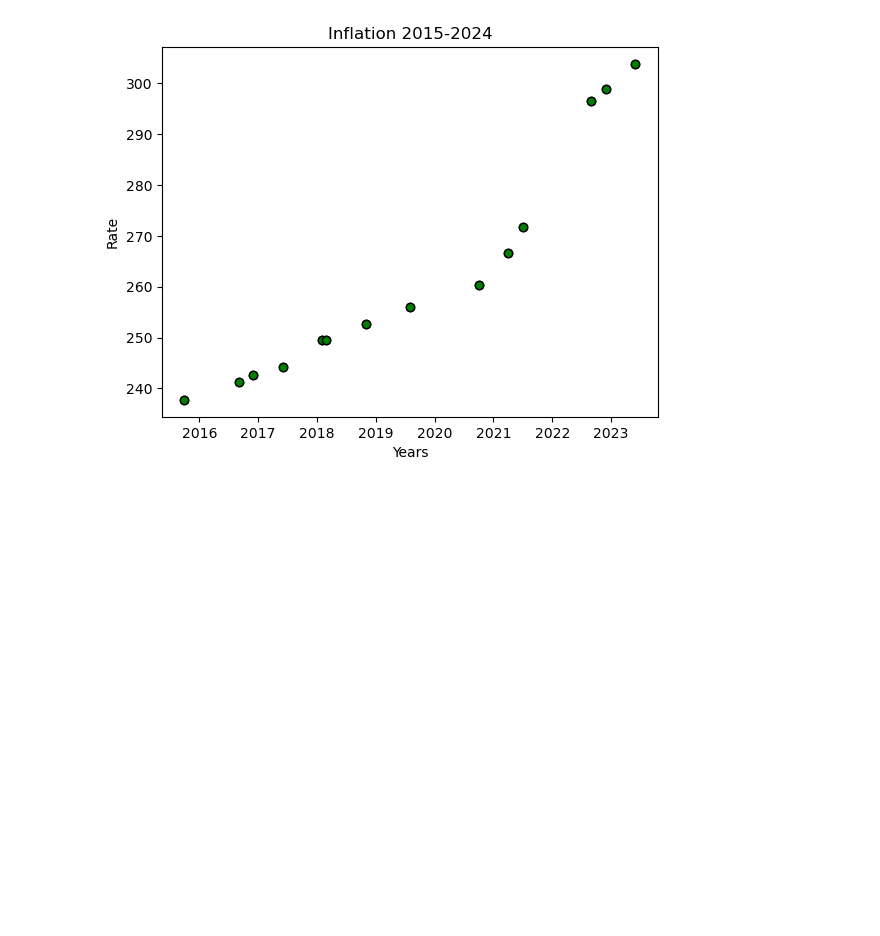
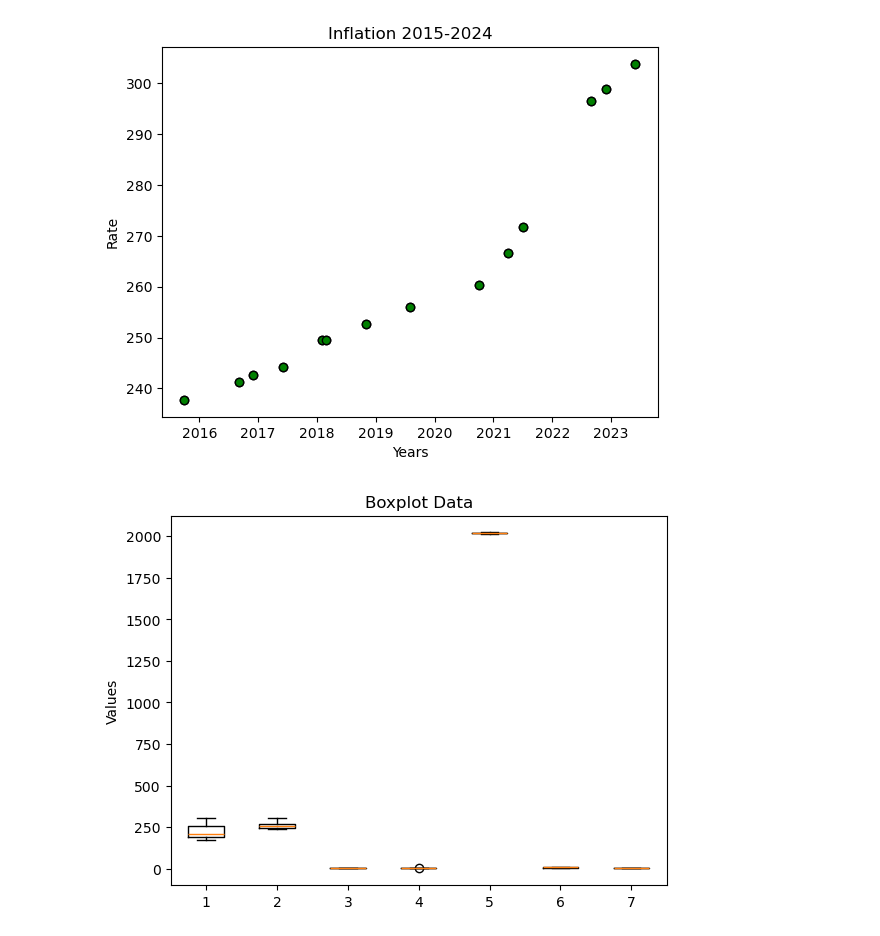
Before and after one commit to xraySMULu/the-big-squeeze, a Jupyter notebook: Code/xf_analysis.ipynb, the cells around one changed output. Saved outputs shown, nothing was run; the diff lists cells and outputs as text; code cells hidden in the pictures; blank space fills up the shorter version.

```diff
--- a/Code/xf_analysis.ipynb
+++ b/Code/xf_analysis.ipynb
@@ -301,3 +320,12 @@ plt.ylabel("Rate")
 plt.show()
 # %% [output]
 [figure]
+# %%
+#plot boxplot
+plt.boxplot(df_index_2015_2024)
+plt.title("Boxplot Data")
+plt.ylabel("Values")
+
+plt.show()
+# %% [output]
+[figure, added]
```
Also changed, not shown: parts of 18 cells of this notebook.
